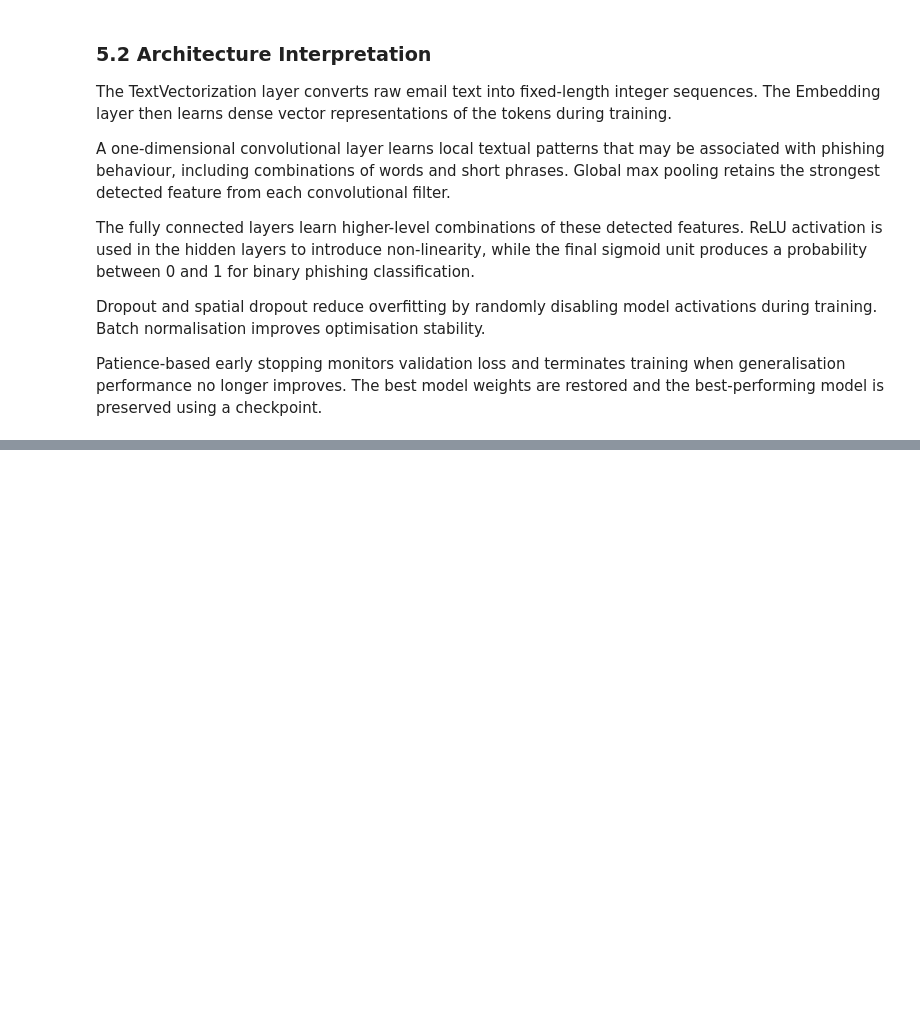
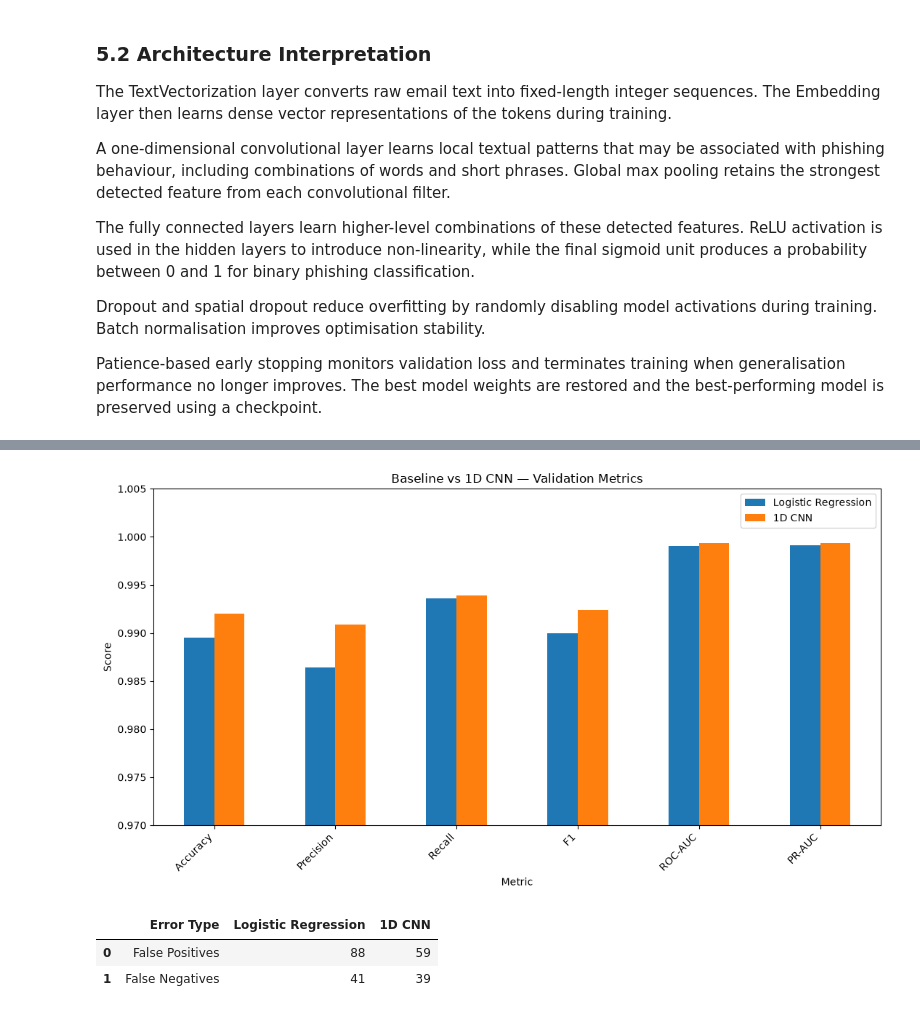
Before and after one commit to Lwazi-Junior/ITRI625-Phishing-Email-Detection, a Jupyter notebook: notebooks/phishing_detection.ipynb, the cells around one changed output, grey strips where cells are left out. Cells and saved outputs as stored; diff of their text form; code cells hidden in the pictures; blank space fills up the shorter version.

```diff
--- a/notebooks/phishing_detection.ipynb
+++ b/notebooks/phishing_detection.ipynb
@@ -2183,0 +2606,72 @@ checkpoint.
+# %%
+comparison_plot = pd.DataFrame({
+    "Metric": [
+        "Accuracy",
+        "Precision",
+        "Recall",
+        "F1",
+        "ROC-AUC",
+        "PR-AUC"
+    ],
+    "Logistic Regression": [
+        baseline_accuracy,
+        baseline_precision,
+        baseline_recall,
+        baseline_f1,
+        baseline_roc_auc,
+        baseline_pr_auc
+    ],
+    "1D CNN": [
+        cnn_accuracy,
+        cnn_precision,
+        cnn_recall,
+        cnn_f1,
+        cnn_roc_auc,
+        cnn_pr_auc
+    ]
+})
+
+comparison_plot.set_index(
+    "Metric"
+).plot(
+    kind="bar",
+    figsize=(11, 6)
+)
+
+plt.ylabel("Score")
+plt.title(
+    "Baseline vs 1D CNN — Validation Metrics"
+)
+plt.xticks(rotation=45, ha="right")
+plt.ylim(0.97, 1.005)
+plt.tight_layout()
+plt.savefig(
+    DEEP_FIGURES_DIR /
+    "baseline_vs_cnn_metrics.png",
+    dpi=300,
+    bbox_inches="tight"
+)
+plt.show()
+# %% [output]
+[figure, added]
+# %%
+error_comparison = pd.DataFrame({
+    "Error Type": [
+        "False Positives",
+        "False Negatives"
+    ],
+    "Logistic Regression": [
+        fp,
+        fn
+    ],
+    "1D CNN": [
+        cnn_fp,
+        cnn_fn
+    ]
+})
+
+display(error_comparison)
+# %% [output]
+|  | Error Type | Logistic Regression | 1D CNN |
+| 0 | False Positives | 88 | 59 |
+| 1 | False Negatives | 41 | 39 |
```
Also changed, not shown: parts of 30 cells of this notebook, 11 other files.
